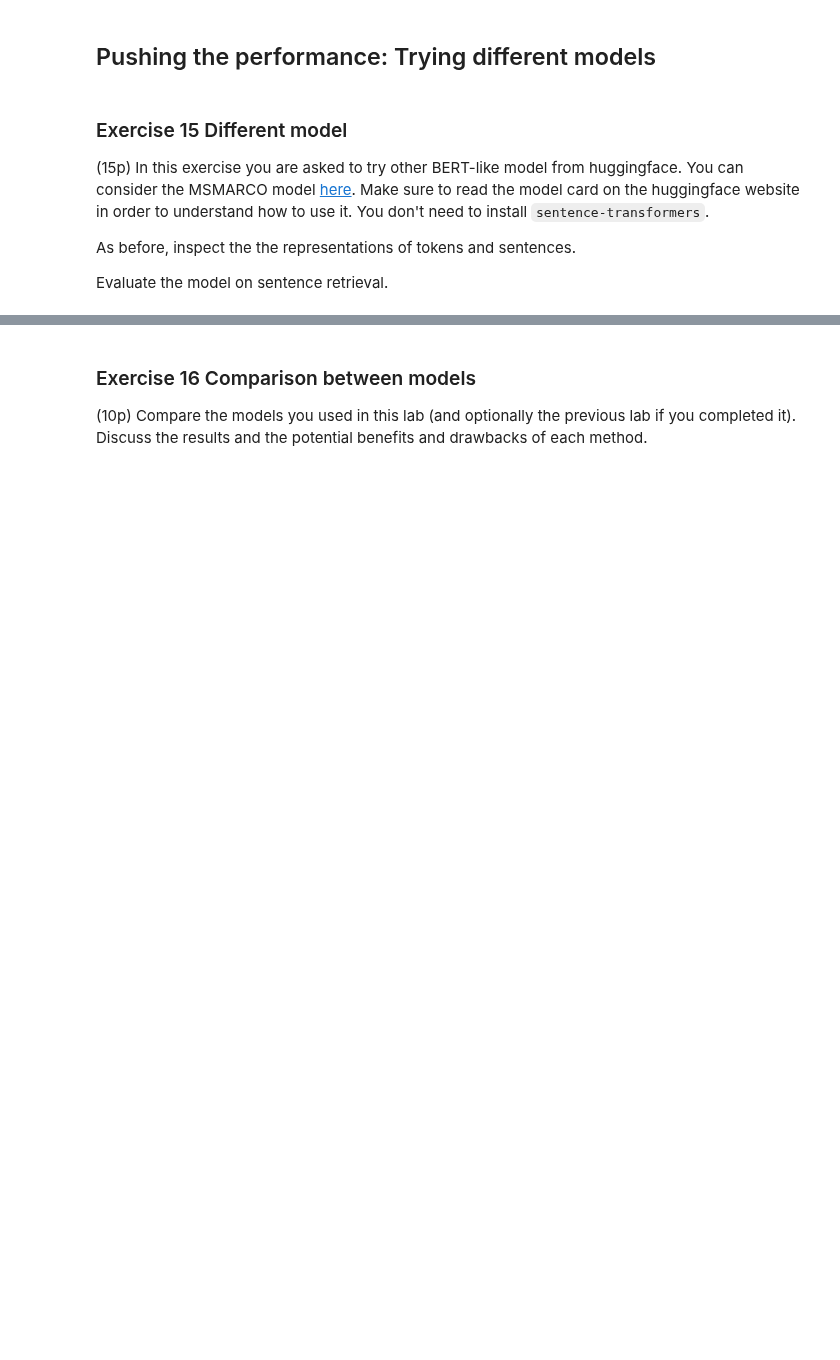
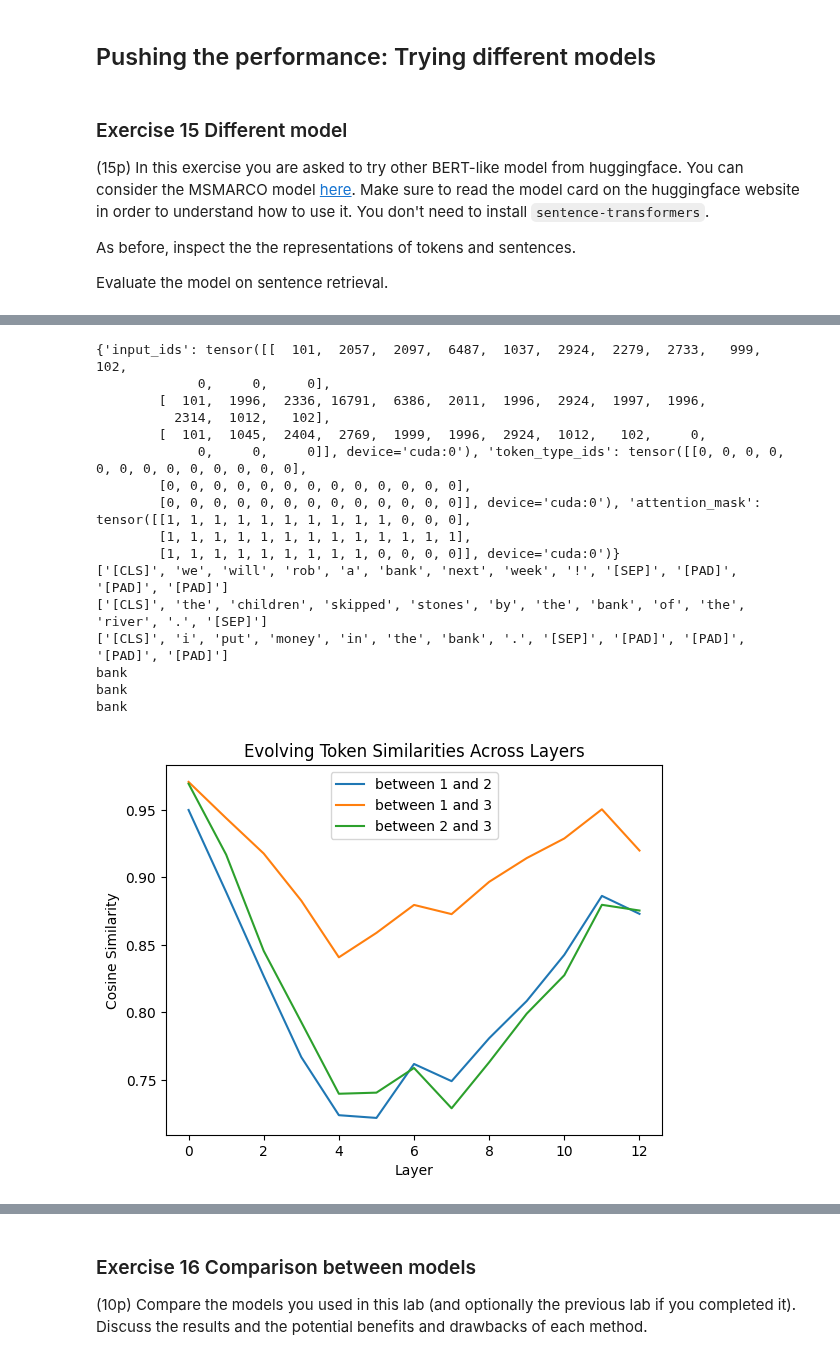
Before and after one commit to katarinadvornak/Natural-Language-Processing, a Jupyter notebook: lab3.ipynb, the cells around one changed output, grey strips where cells are left out. Drawn from its saved outputs; the diff is of its cells as text; code cells hidden in the pictures; blank space fills up the shorter version.

```diff
--- a/lab3.ipynb
+++ b/lab3.ipynb
@@ -1373,0 +1480,11 @@ Evaluate the model on sentence retrieval.
+# %%
+#### YOUR CODE HERE
+model_marco = 'sentence-transformers/msmarco-bert-base-dot-v5'
+tokenizer1 = transformers.AutoTokenizer.from_pretrained(model_marco)
+model1 = transformers.AutoModel.from_pretrained(model_marco)
+model1.to(device)
+
+print(tokenizer1)
+print(model1)
+
+### YOUR CODE ENDS HERE
@@ -1373,0 +1519,39 @@ Evaluate the model on sentence retrieval.
+# %%
+text1 = "We will rob a bank next week!"
+text2 = "The children skipped stones by the bank of the river."
+text3 = "I put money in the bank."
+tokenized = tokenizer1([text1, text2, text3], padding=True, return_tensors='pt').to(device)
+print(tokenized)
+
+tokens1 = tokenizer1.convert_ids_to_tokens(tokenized['input_ids'][0])
+tokens2 = tokenizer1.convert_ids_to_tokens(tokenized['input_ids'][1])
+tokens3 = tokenizer1.convert_ids_to_tokens(tokenized['input_ids'][2])
+print(tokens1)
+print(tokens2)
+print(tokens3)
+
+tokens_ids_of_interest = [5, 7, 6]
+print(tokens1[tokens_ids_of_interest[0]])
+print(tokens2[tokens_ids_of_interest[1]])
+print(tokens3[tokens_ids_of_interest[2]])
+
+model_outputs = model1(**tokenized, output_hidden_states=True)
+plot_evolving_similarities(model_outputs['hidden_states'], tokens_ids_of_interest)
+# %% [output]
+{'input_ids': tensor([[  101,  2057,  2097,  6487,  1037,  2924,  2279,  2733,   999,   102,
+             0,     0,     0],
+        [  101,  1996,  2336, 16791,  6386,  2011,  1996,  2924,  1997,  1996,
+          2314,  1012,   102],
+        [  101,  1045,  2404,  2769,  1999,  1996,  2924,  1012,   102,     0,
+             0,     0,     0]], device='cuda:0'), 'token_type_ids': tensor([[0, 0, 0, 0, 0, 0, 0, 0, 0, 0, 0, 0, 0],
+        [0, 0, 0, 0, 0, 0, 0, 0, 0, 0, 0, 0, 0],
+        [0, 0, 0, 0, 0, 0, 0, 0, 0, 0, 0, 0, 0]], device='cuda:0'), 'attention_mask': tensor([[1, 1, 1, 1, 1, 1, 1, 1, 1, 1, 0, 0, 0],
+        [1, 1, 1, 1, 1, 1, 1, 1, 1, 1, 1, 1, 1],
+        [1, 1, 1, 1, 1, 1, 1, 1, 1, 0, 0, 0, 0]], device='cuda:0')}
+['[CLS]', 'we', 'will', 'rob', 'a', 'bank', 'next', 'week', '!', '[SEP]', '[PAD]', '[PAD]', '[PAD]']
+['[CLS]', 'the', 'children', 'skipped', 'stones', 'by', 'the', 'bank', 'of', 'the', 'river', '.', '[SEP]']
+['[CLS]', 'i', 'put', 'money', 'in', 'the', 'bank', '.', '[SEP]', '[PAD]', '[PAD]', '[PAD]', '[PAD]']
+bank
+bank
+bank
+[figure, added]
```
Also changed, not shown: parts of 37 cells of this notebook.
